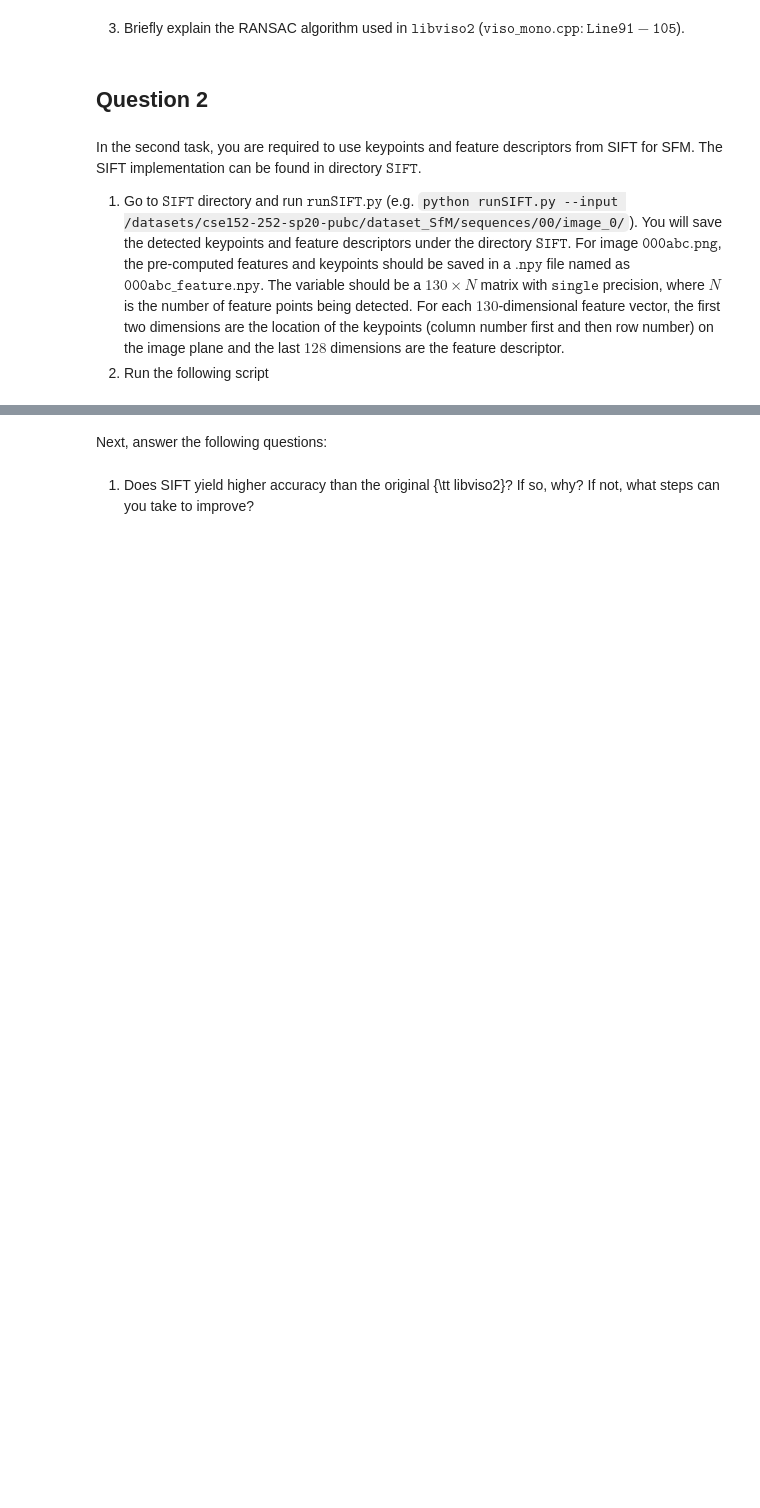
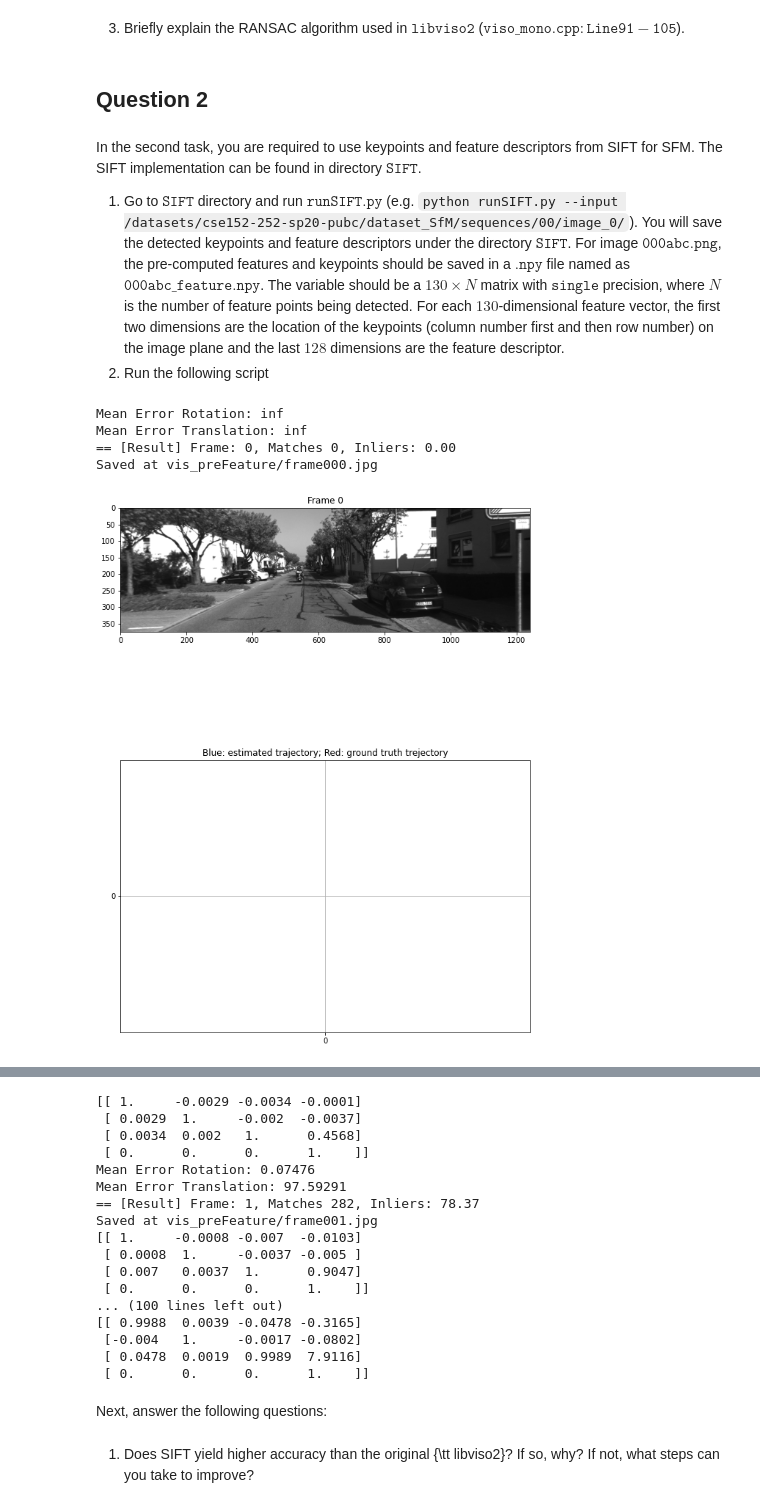
Before and after one commit to SatyamGaba/structure_from_motion, a Jupyter notebook: pyviso/demo_viso_mono.ipynb, the cells around one changed output, grey strips where cells are left out. Drawn from its saved outputs; the diff is of its cells as text; code cells hidden in the pictures; blank space fills up the shorter version.

```diff
--- a/pyviso/demo_viso_mono.ipynb
+++ b/pyviso/demo_viso_mono.ipynb
@@ -412,0 +239,11 @@ if if_vis:
+# %%
+import runFeature
+dataset_path = '/datasets/cse152-252-sp20-public/dataset_SfM'
+feature_dir = 'SIFT'
+runFeature.runSFM(dataset_path, feature_dir )
+# %% [output]
+Mean Error Rotation: inf
+Mean Error Translation: inf
+== [Result] Frame: 0, Matches 0, Inliers: 0.00
+Saved at vis_preFeature/frame000.jpg
+[figure, added]
@@ -413,3 +251,20 @@ if if_vis:
+[[ 1.     -0.0029 -0.0034 -0.0001]
+ [ 0.0029  1.     -0.002  -0.0037]
+ [ 0.0034  0.002   1.      0.4568]
+ [ 0.      0.      0.      1.    ]]
+Mean Error Rotation: 0.07476
+Mean Error Translation: 97.59291
+== [Result] Frame: 1, Matches 282, Inliers: 78.37
+Saved at vis_preFeature/frame001.jpg
+[[ 1.     -0.0008 -0.007  -0.0103]
+ [ 0.0008  1.     -0.0037 -0.005 ]
+ [ 0.007   0.0037  1.      0.9047]
+ [ 0.      0.      0.      1.    ]]
+... (100 lines left out)
+[[ 0.9988  0.0039 -0.0478 -0.3165]
+ [-0.004   1.     -0.0017 -0.0802]
+ [ 0.0478  0.0019  0.9989  7.9116]
+ [ 0.      0.      0.      1.    ]]
 # %% [markdown]
 Next, answer the following questions:
 # %% [markdown]
```
Also changed, not shown: parts of 11 cells of this notebook, 3 other files.
